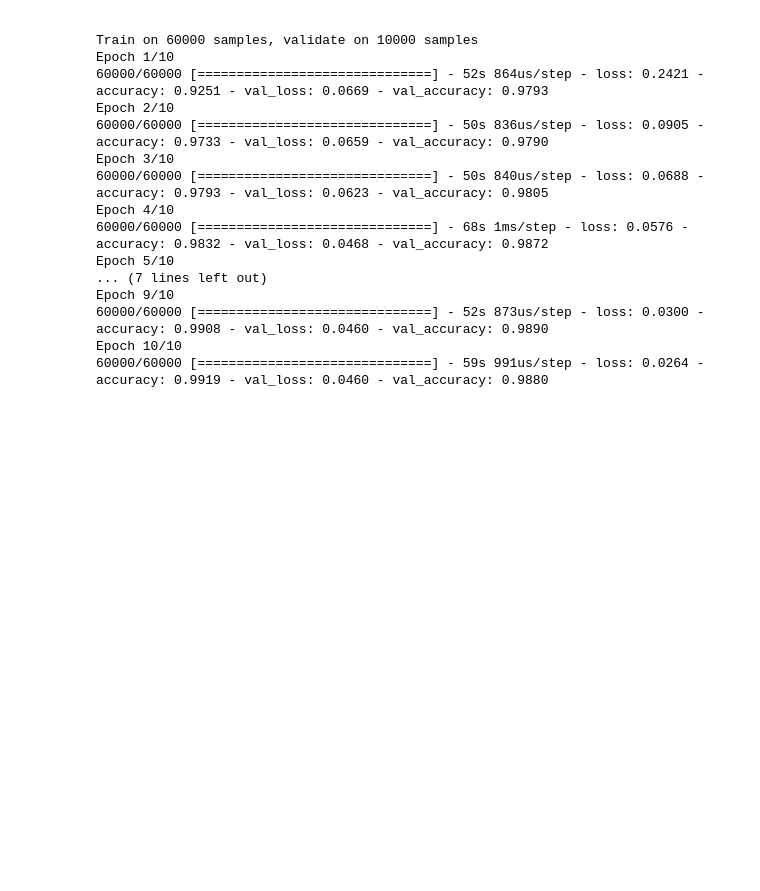
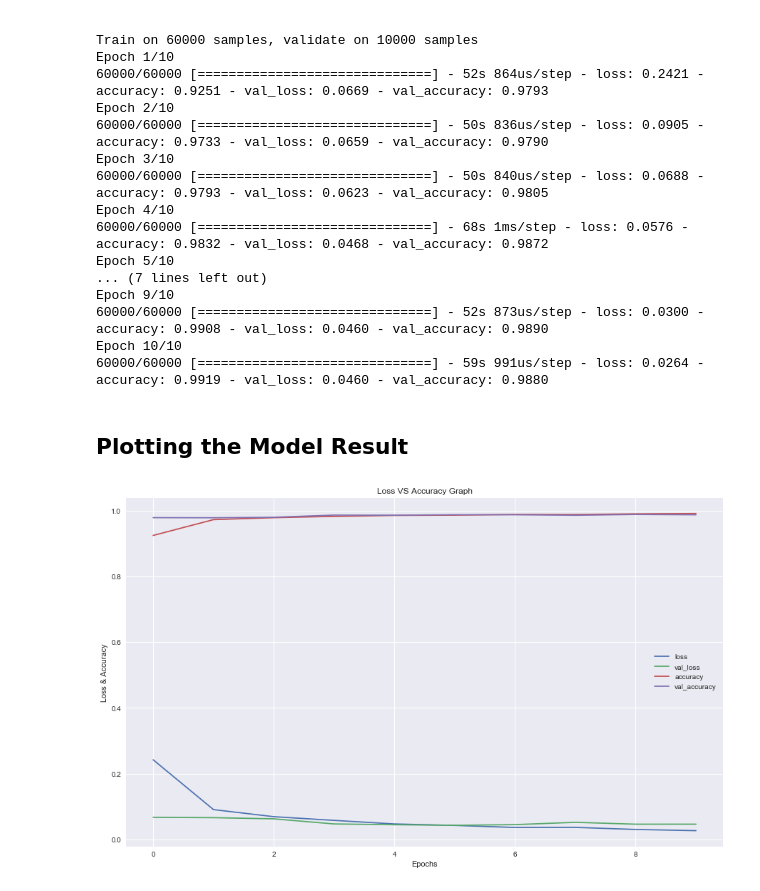
Before and after one commit to HarshitDawar55/Machine_And_Deep_Learning, a Jupyter notebook: Projects/MNIST_Classification/MNist_Classification_Using_CNN.ipynb, the cells around one changed output. Saved outputs shown, nothing was run; the diff lists cells and outputs as text; code cells hidden in the pictures; blank space fills up the shorter version.

Commit message:
MNIST Classification Model Plotted!

```diff
--- a/Projects/MNIST_Classification/MNist_Classification_Using_CNN.ipynb
+++ b/Projects/MNIST_Classification/MNist_Classification_Using_CNN.ipynb
@@ -100,3 +100,20 @@ Epoch 9/10
 60000/60000 [==============================] - 52s 873us/step - loss: 0.0300 - accuracy: 0.9908 - val_loss: 0.0460 - val_accuracy: 0.9890
 Epoch 10/10
 60000/60000 [==============================] - 59s 991us/step - loss: 0.0264 - accuracy: 0.9919 - val_loss: 0.0460 - val_accuracy: 0.9880
+# %% [markdown]
+## Plotting the Model Result
+# %%
+import matplotlib.pyplot as plt
+plt.style.use("seaborn")
+plt.figure(figsize = (15,9))
+plt.plot(trained_model.history["loss"], label = "loss")
+plt.plot(trained_model.history["val_loss"], label = "val_loss")
+plt.plot(trained_model.history["accuracy"], label = "accuracy")
+plt.plot(trained_model.history["val_accuracy"], label = "val_accuracy")
+plt.xlabel("Epochs")
+plt.ylabel("Loss & Accuracy")
+plt.title("Loss VS Accuracy Graph")
+plt.legend()
+plt.show()
+# %% [output]
+[figure, added]
```
